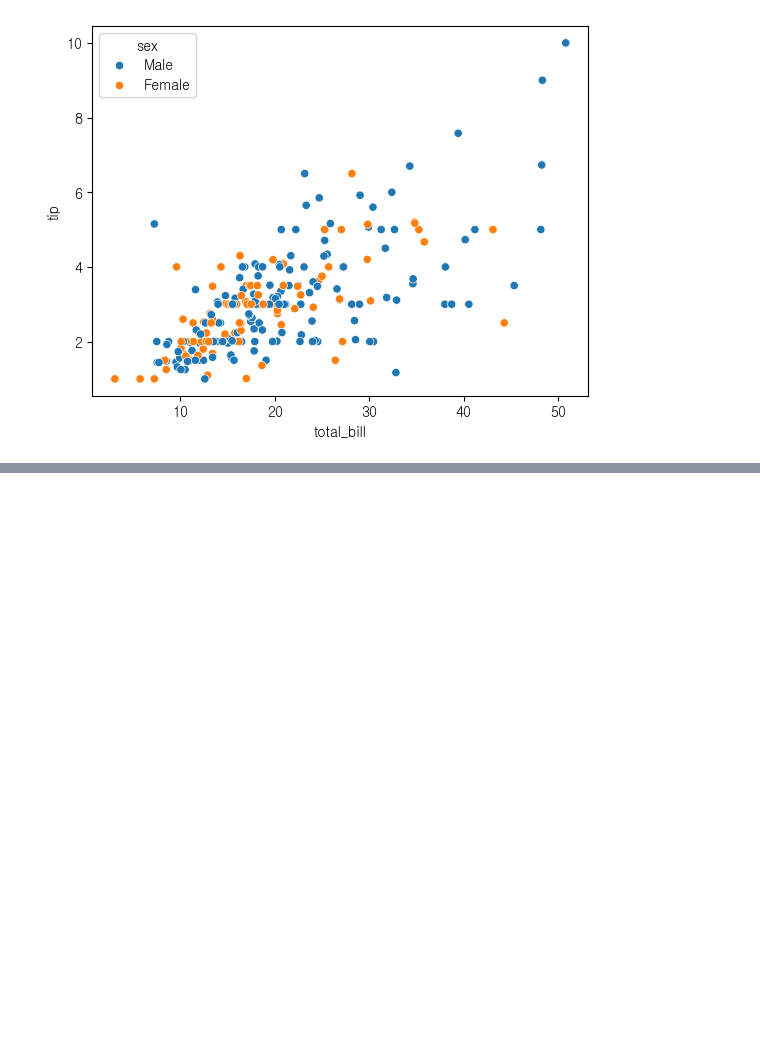
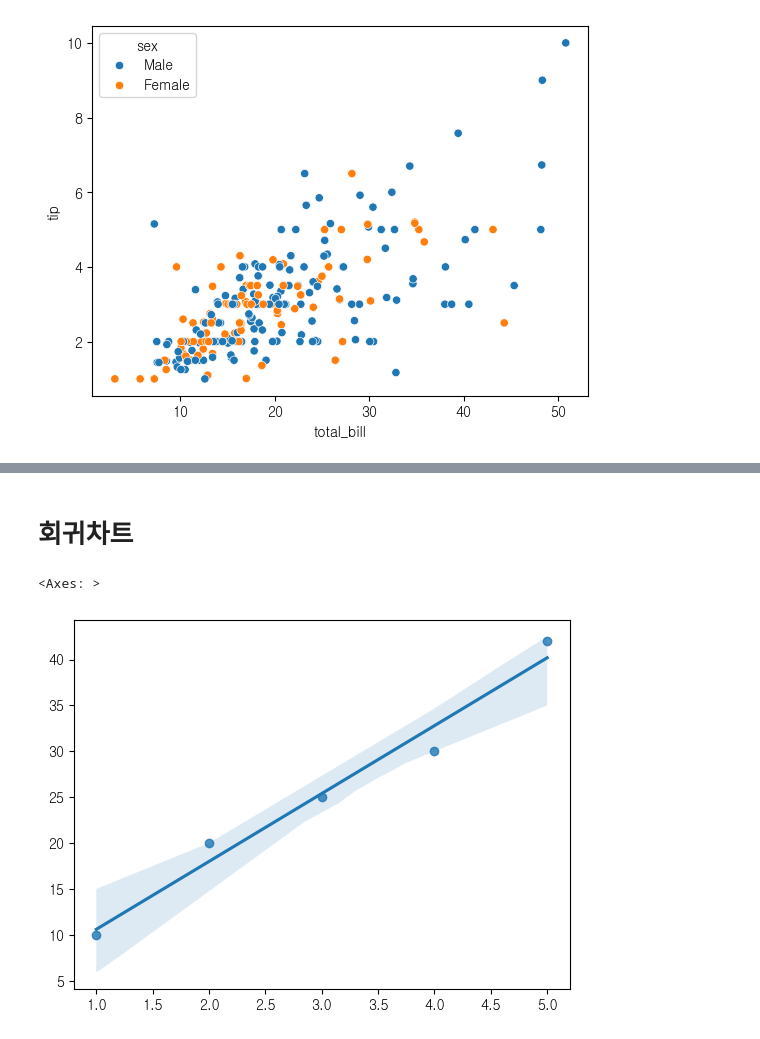
Before and after one commit to jjuuu999/hipython, a Jupyter notebook: 43.시각화.ipynb, the cells around one changed output, grey strips where cells are left out. Saved outputs shown, nothing was run; the diff lists cells and outputs as text; code cells hidden in the pictures; blank space fills up the shorter version.

```diff
--- a/43.시각화.ipynb
+++ b/43.시각화.ipynb
@@ -485,0 +504,7 @@ sns.scatterplot(data=df_tips, x='total_bill', y='tip', hue='sex')
+# %% [markdown]
+# 회귀차트
+# %%
+sns.regplot(x=x,y=y)
+# %% [output]
+<Axes: >
+[figure, added]
```
Also changed, not shown: parts of 44 cells of this notebook.
